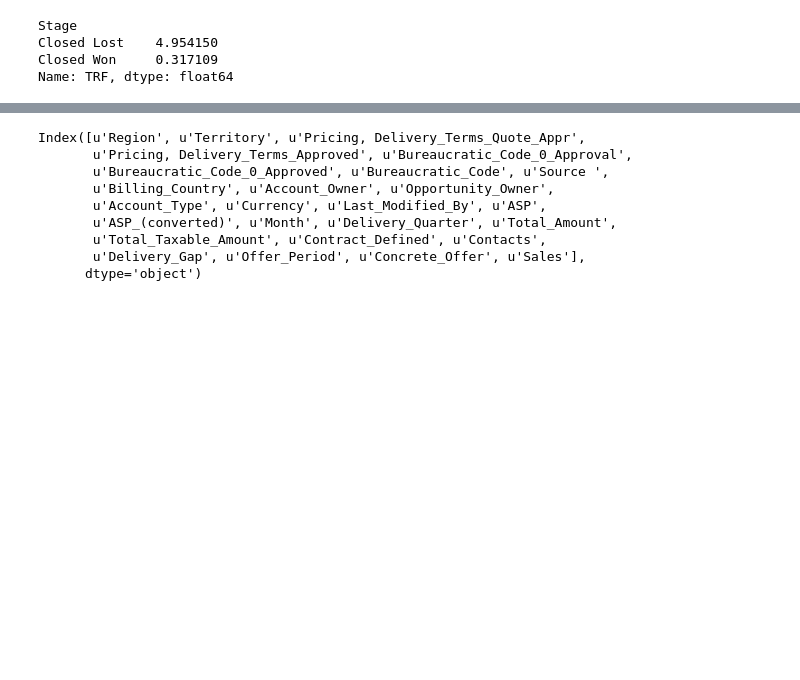
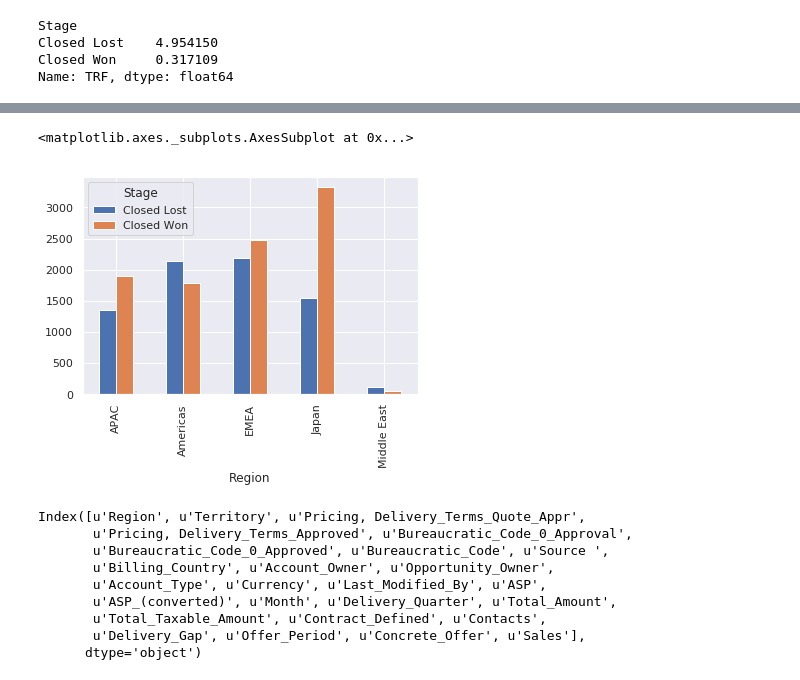
Before and after one commit to eugenusb/Alix2020, a Jupyter notebook: informe.ipynb, the cells around one changed output, grey strips where cells are left out. Drawn from its saved outputs; the diff is of its cells as text; code cells hidden in the pictures; blank space fills up the shorter version.

```diff
--- a/informe.ipynb
+++ b/informe.ipynb
@@ -149,3 +161,8 @@ Algunas de las pruebas consistieron en ensamblar las predicciones de los modelos
+# %%
+pd.crosstab(data.Region, data.Stage).plot(kind="bar")
+# %% [output]
+<matplotlib.axes._subplots.AxesSubplot at 0x...>
+[figure, added]
 # %%
 clear = ["Opportunity_Name","ID","Last_Activity", "Brand", "Product_Type",
           "Prod_Category_A", "Product_Category_B", "ASP_(converted)_Currency", "Product_Name",
```
Also changed, not shown: parts of 7 cells of this notebook.
